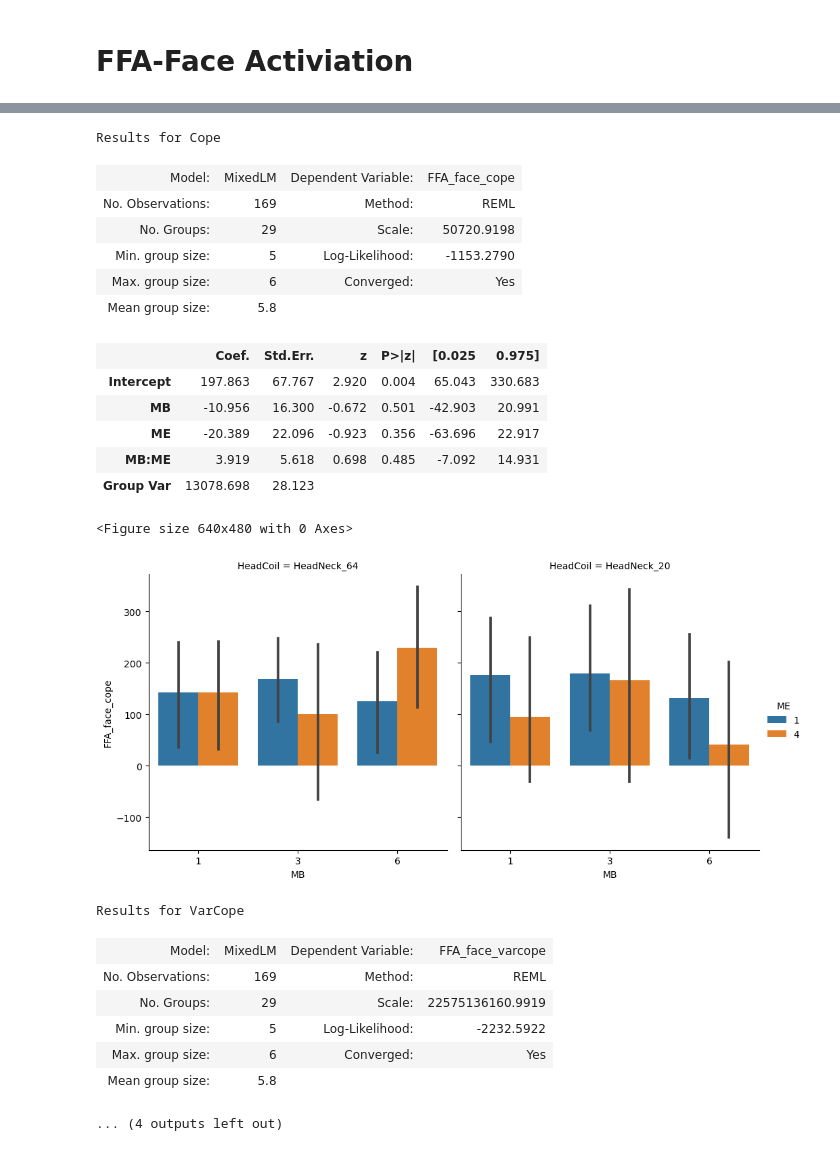
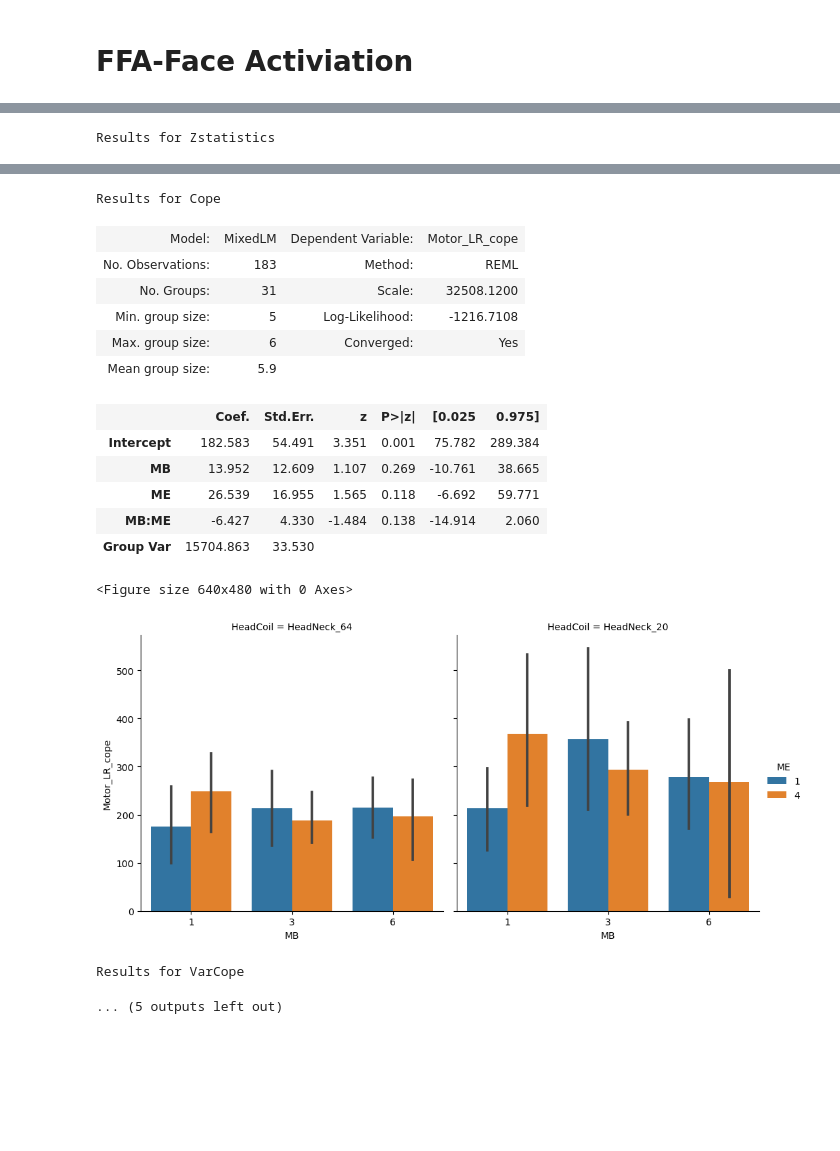
Before and after one commit to DVS-Lab/rf1-mbme-pilot, a Jupyter notebook: code/Zstat_analysis&figures.ipynb, the cells around one changed output, grey strips where cells are left out. Cells and saved outputs as stored; diff of their text form; code cells hidden in the pictures; blank space fills up the shorter version.

Commit message:
figures for ROIS

```diff
--- a/code/Zstat_analysis&figures.ipynb
+++ b/code/Zstat_analysis&figures.ipynb
@@ -53,25 +56,0 @@ SyntaxError: unexpected EOF while parsing (1065011708.py, line 30)
-# %%
-project_dir='/data/projects/rf1-mbme-pilot'
-subs=pd.read_csv('../derivatives/exclusions.csv')
-print("We collected and downloaded data from %s subjects"%(len(subs['sub'].unique())))
-GoodSubs=subs.groupby(by='sub').sum()
-#print(GoodSubs.columns)
-GoodSubs=GoodSubs[(GoodSubs['FD_exclusion']<=2)&(GoodSubs['ABS_exclusion']<=2)&(GoodSubs['Beh_TrialExclusion']<=2)].reset_index()
-subs=subs[subs['sub'].isin(GoodSubs['sub'].values)].sort_values(by='sub')
-subs.reset_index(inplace=True)
-
-HC=[]
-for index, row in subs.iterrows():
-    if row['acq'] in ['mb1me4','mb3me4','mb6me4']:
-        fname='%s/bids/%s/func/%s_task-sharedreward_acq-%s_echo-1_bold.json'%(project_dir,row['sub'],row['sub'],row['acq'])
-    else:
-        fname='%s/bids/%s/func/%s_task-sharedreward_acq-%s_bold.json'%(project_dir,row['sub'],row['sub'],row['acq'])
-    #print(fname)
-    f = open(fname)
-    data = json.load(f)
-    HC.append(data['ReceiveCoilName'])
-    f.close()
-subs['HeadCoil']=HC
-print(" THere are %s number of subjects who passed the exclusion criteria."%(len(subs['sub'].unique())))
-print(" %s Were collected using a 64 channel headcoil and %s with a 20 channel headcoil"%(len(subs[subs['HeadCoil']=='HeadNeck_64']['sub'].unique()),
-                                                                                          len(subs[subs['HeadCoil']=='HeadNeck_20']['sub'].unique())))
@@ -289,28 +365,28 @@ plt_df=subs[subs['L1act']]
 
 display(subs.head())
 print("Results for Zstatistics")
-res=smf.mixedlm('FFA_face_zstats ~ MB * ME',data=plt_df,groups=plt_df['sub']).fit()
+res=smf.mixedlm('Motor_LR_zstats ~ MB * ME * HC',data=plt_df,groups=plt_df['sub']).fit()
 display(res.summary())
-sns.catplot(x='MB',y='FFA_face_zstats',hue='ME',col='HeadCoil',
+sns.catplot(x='MB',y='Motor_LR_zstats',hue='ME',col='HeadCoil',
             data=plt_df,kind='bar',order=[1,3,6])
 plt.show()
-plt.savefig("../derivatives/figures/Face_FFA-act_zstat.svg")
+plt.savefig("../derivatives/figures/Motor_LR-act_zstat.svg")
 
 print("Results for Cope")
-res=smf.mixedlm('FFA_face_cope ~ MB * ME',data=plt_df,groups=plt_df['sub']).fit()
+res=smf.mixedlm('Motor_LR_cope ~ MB * ME * HC',data=plt_df,groups=plt_df['sub']).fit()
 display(res.summary())
-sns.catplot(x='MB',y='FFA_face_cope',hue='ME',col='HeadCoil',
+sns.catplot(x='MB',y='Motor_LR_cope',hue='ME',col='HeadCoil',
             data=plt_df,kind='bar',order=[1,3,6])
 plt.show()
-plt.savefig("../derivatives/figures/Face_FFA-act_cope.svg")
+plt.savefig("../derivatives/figures/Motor_LR-act_cope.svg")
 
 
 print("Results for VarCope")
-res=smf.mixedlm('FFA_face_varcope ~ MB * ME',data=plt_df,groups=plt_df['sub']).fit()
+res=smf.mixedlm('Motor_LR_varcope ~ MB * ME * HC',data=plt_df,groups=plt_df['sub']).fit()
 display(res.summary())
-sns.catplot(x='MB',y='FFA_face_varcope',hue='ME',col='HeadCoil',
+sns.catplot(x='MB',y='Motor_LR_varcope',hue='ME',col='HeadCoil',
             data=plt_df,kind='bar',order=[1,3,6])
 plt.show()
-plt.savefig("../derivatives/figures/Face_FFA-act_varcope.svg")
+plt.savefig("../derivatives/figures/Motor_LR-act_varcope.svg")
 # %% [output]
 |  | index | sub | acq | TrialCount_misses | Max_Abs_motion | FD_mean | FD_exclusion | ABS_exclusion | ... |
@@ -322,0 +399 @@ Results for Zstatistics
+Results for Zstatistics
@@ -336,23 +413,17 @@ Results for Zstatistics
-Results for Cope
+Results for Cope
-| Model: | MixedLM | Dependent Variable: | FFA_face_cope |
-| No. Observations: | 169 | Method: | REML |
-| No. Groups: | 29 | Scale: | 50720.9198 |
-| Min. group size: | 5 | Log-Likelihood: | -1153.2790 |
+| Model: | MixedLM | Dependent Variable: | Motor_LR_cope |
+| No. Observations: | 183 | Method: | REML |
+| No. Groups: | 31 | Scale: | 32508.1200 |
+| Min. group size: | 5 | Log-Likelihood: | -1216.7108 |
 | Max. group size: | 6 | Converged: | Yes |
-| Mean group size: | 5.8 |  |  |
+| Mean group size: | 5.9 |  |  |
 |  | Coef. | Std.Err. | z | P>|z| | [0.025 | 0.975] |
-| Intercept | 197.863 | 67.767 | 2.920 | 0.004 | 65.043 | 330.683 |
-| MB | -10.956 | 16.300 | -0.672 | 0.501 | -42.903 | 20.991 |
-| ME | -20.389 | 22.096 | -0.923 | 0.356 | -63.696 | 22.917 |
-| MB:ME | 3.919 | 5.618 | 0.698 | 0.485 | -7.092 | 14.931 |
-| Group Var | 13078.698 | 28.123 |  |  |  |  |
+| Intercept | 182.583 | 54.491 | 3.351 | 0.001 | 75.782 | 289.384 |
+| MB | 13.952 | 12.609 | 1.107 | 0.269 | -10.761 | 38.665 |
+| ME | 26.539 | 16.955 | 1.565 | 0.118 | -6.692 | 59.771 |
+| MB:ME | -6.427 | 4.330 | -1.484 | 0.138 | -14.914 | 2.060 |
+| Group Var | 15704.863 | 33.530 |  |  |  |  |
-<Figure size 640x480 with 0 Axes>
+<Figure size 640x480 with 0 Axes>
-[figure, old version]
+[figure, new version]
-Results for VarCope
-| Model: | MixedLM | Dependent Variable: | FFA_face_varcope |
-| No. Observations: | 169 | Method: | REML |
-| No. Groups: | 29 | Scale: | 22575136160.9919 |
-| Min. group size: | 5 | Log-Likelihood: | -2232.5922 |
-| Max. group size: | 6 | Converged: | Yes |
-| Mean group size: | 5.8 |  |  |
-... (4 outputs left out)
+Results for VarCope
+... (5 outputs left out)
```
Also changed, not shown: parts of 25 cells of this notebook, 26 other files.
